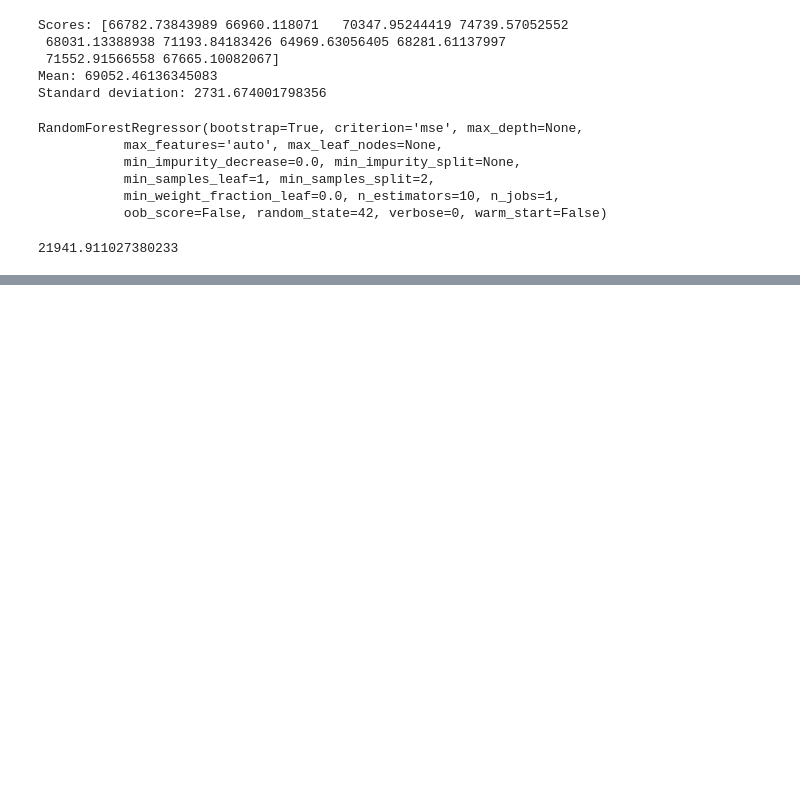
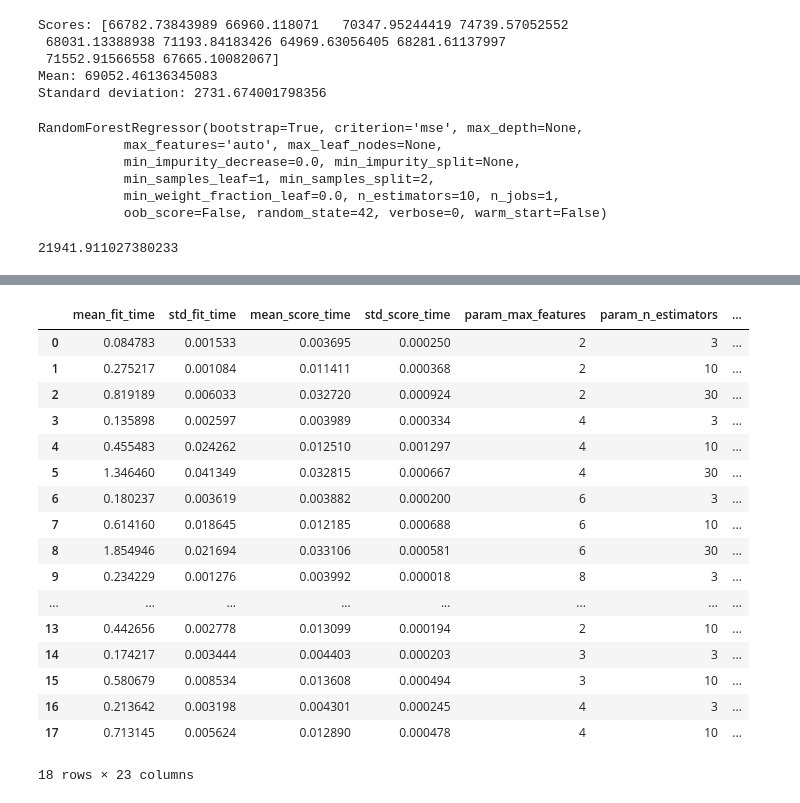
Before and after one commit to Celdorfpwn/learning-ML, a Jupyter notebook: Housing Prices.ipynb, the cells around one changed output, grey strips where cells are left out. Cells and saved outputs as stored; diff of their text form; code cells hidden in the pictures; blank space fills up the shorter version.

Commit message:
Fine tune the model done

```diff
--- a/Housing Prices.ipynb
+++ b/Housing Prices.ipynb
@@ -802,0 +822,14 @@ display_scores(forest_rmse_scores)
+# %%
+from sklearn.model_selection import GridSearchCV
+
+param_grid = [
+    {'n_estimators': [3, 10, 30], 'max_features':[2, 4, 6, 8]},
+    {'bootstrap': [False], 'n_estimators':[3, 10], 'max_features':[2, 3, 4]},
+]
+
+forest_reg = RandomForestRegressor(random_state=42)
+
+grid_search = GridSearchCV(forest_reg, param_grid, cv=5,
+                          scoring='neg_mean_squared_error', return_train_score=True)
+
+grid_search.fit(housing_prepared, housing_labels)
@@ -802,0 +871,21 @@ display_scores(forest_rmse_scores)
+# %%
+pd.DataFrame(grid_search.cv_results_)
+# %% [output]
+|  | mean_fit_time | std_fit_time | mean_score_time | std_score_time | param_max_features | param_n_estimators | ... |
+| 0 | 0.084783 | 0.001533 | 0.003695 | 0.000250 | 2 | 3 | ... |
+| 1 | 0.275217 | 0.001084 | 0.011411 | 0.000368 | 2 | 10 | ... |
+| 2 | 0.819189 | 0.006033 | 0.032720 | 0.000924 | 2 | 30 | ... |
+| 3 | 0.135898 | 0.002597 | 0.003989 | 0.000334 | 4 | 3 | ... |
+| 4 | 0.455483 | 0.024262 | 0.012510 | 0.001297 | 4 | 10 | ... |
+| 5 | 1.346460 | 0.041349 | 0.032815 | 0.000667 | 4 | 30 | ... |
+| 6 | 0.180237 | 0.003619 | 0.003882 | 0.000200 | 6 | 3 | ... |
+| 7 | 0.614160 | 0.018645 | 0.012185 | 0.000688 | 6 | 10 | ... |
+| 8 | 1.854946 | 0.021694 | 0.033106 | 0.000581 | 6 | 30 | ... |
+| 9 | 0.234229 | 0.001276 | 0.003992 | 0.000018 | 8 | 3 | ... |
+| ... | ... | ... | ... | ... | ... | ... | ... |
+| 13 | 0.442656 | 0.002778 | 0.013099 | 0.000194 | 2 | 10 | ... |
+| 14 | 0.174217 | 0.003444 | 0.004403 | 0.000203 | 3 | 3 | ... |
+| 15 | 0.580679 | 0.008534 | 0.013608 | 0.000494 | 3 | 10 | ... |
+| 16 | 0.213642 | 0.003198 | 0.004301 | 0.000245 | 4 | 3 | ... |
+| 17 | 0.713145 | 0.005624 | 0.012890 | 0.000478 | 4 | 10 | ... |
+18 rows × 23 columns
```
Also changed, not shown: parts of 14 cells of this notebook.
